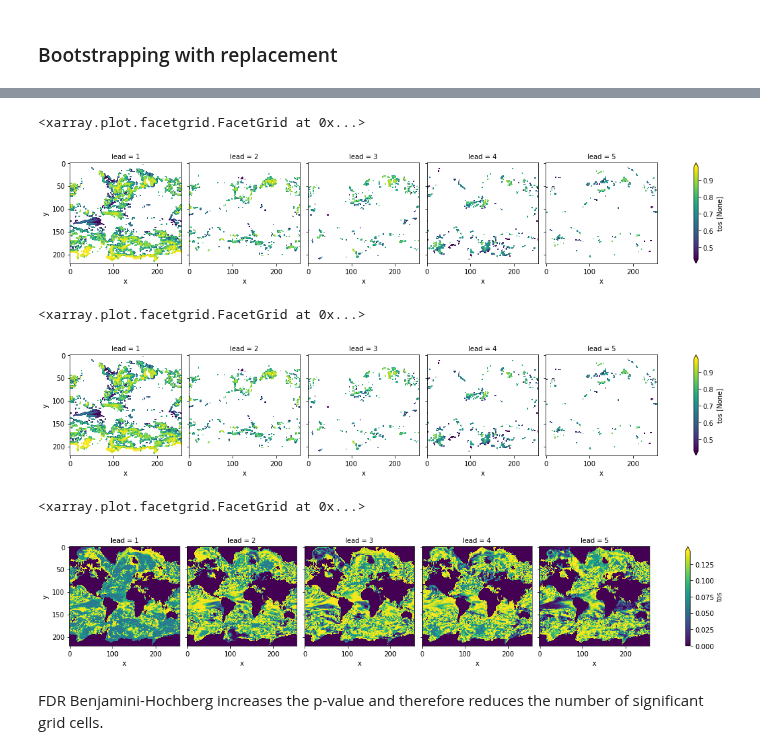
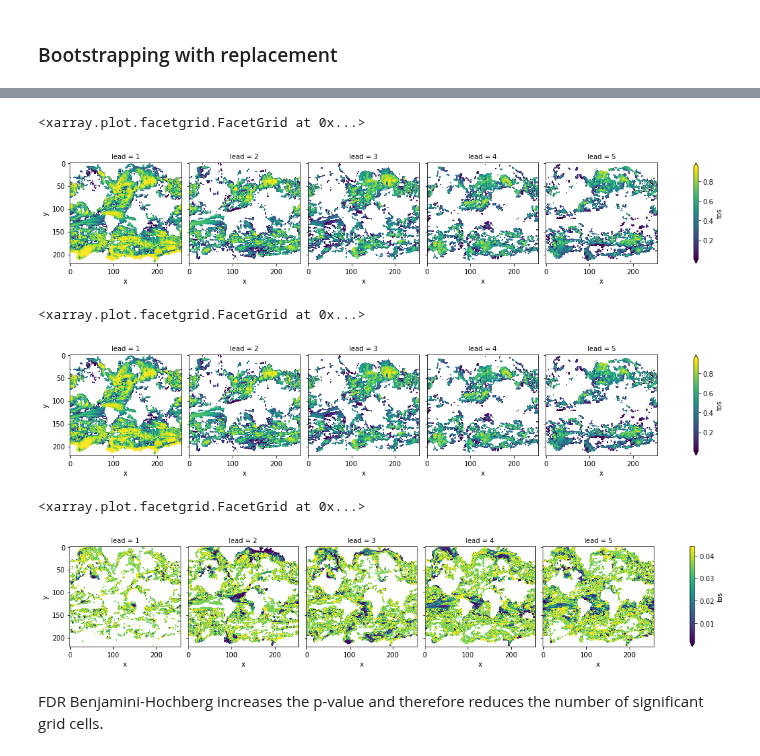
Before and after one commit to pangeo-data/climpred, a Jupyter notebook: docs/source/examples/decadal/Significance.ipynb, the cells around one changed output, grey strips where cells are left out. Cells and saved outputs as stored; diff of their text form; code cells hidden in the pictures.

```diff
--- a/docs/source/examples/decadal/Significance.ipynb
+++ b/docs/source/examples/decadal/Significance.ipynb
@@ -160,5 +144,9 @@ v = "tos"
 ds3d = load_dataset("MPI-PM-DP-3D")[v]
 ds3d.lead.attrs["unit"] = "years"
 control3d = load_dataset("MPI-control-3D")[v]
+# %%
+from climpred import PerfectModelEnsemble
+pm = PerfectModelEnsemble(ds3d)
+pm = pm.add_control(control3d)
 # %% [markdown]
 ### p value for temporal correlations
@@ -200,7 +183,5 @@ FDR Benjamini-Hochberg increases the p-value and therefore reduces the number of
 ### Bootstrapping with replacement
 # %%
 %%time
-bootstrapped_acc_3d = bootstrap_perfect_model(
-    ds3d, control3d, metric="pearson_r", comparison="m2e", iterations=10
-)
+bootstrapped_acc_3d = pm.bootstrap(metric="pearson_r", comparison="m2e", iterations=10)['tos']
 # %% [output]
@@ -213,7 +194,7 @@ bootstrapped_acc_3d.sel(kind="init", results="skill").where(
 ).plot(col="lead", robust=True, yincrease=False)
 # %% [output]
 <xarray.plot.facetgrid.FacetGrid at 0x...>
-[figure, old version]
+[figure, new version]
 # %%
 # apply FDR Benjamini-Hochberg
 _, bootstrapped_acc_p_3d_fdr_corr = multipletests(
@@ -226,14 +207,14 @@ bootstrapped_acc_3d.sel(kind="init", results="skill").where(
 ).plot(col="lead", robust=True, yincrease=False)
 # %% [output]
 <xarray.plot.facetgrid.FacetGrid at 0x...>
-[figure, old version]
+[figure, new version]
 # %%
 # difference due to FDR Benjamini-Hochberg
 (
-    bootstrapped_acc_p_3d_fdr_corr - bootstrapped_acc_3d.sel(kind="uninit", results="p")
+    bootstrapped_acc_p_3d_fdr_corr - bootstrapped_acc_3d.sel(kind="uninit", results="p").where(bootstrapped_acc_3d.sel(kind="uninit", results="p"))
 ).plot(col="lead", robust=True, yincrease=False)
 # %% [output]
 <xarray.plot.facetgrid.FacetGrid at 0x...>
-[figure, old version]
+[figure, new version]
 # %% [markdown]
 FDR Benjamini-Hochberg increases the p-value and therefore reduces the number of significant grid cells.
```
Also changed, not shown: parts of 22 cells of this notebook, 11 other files.
